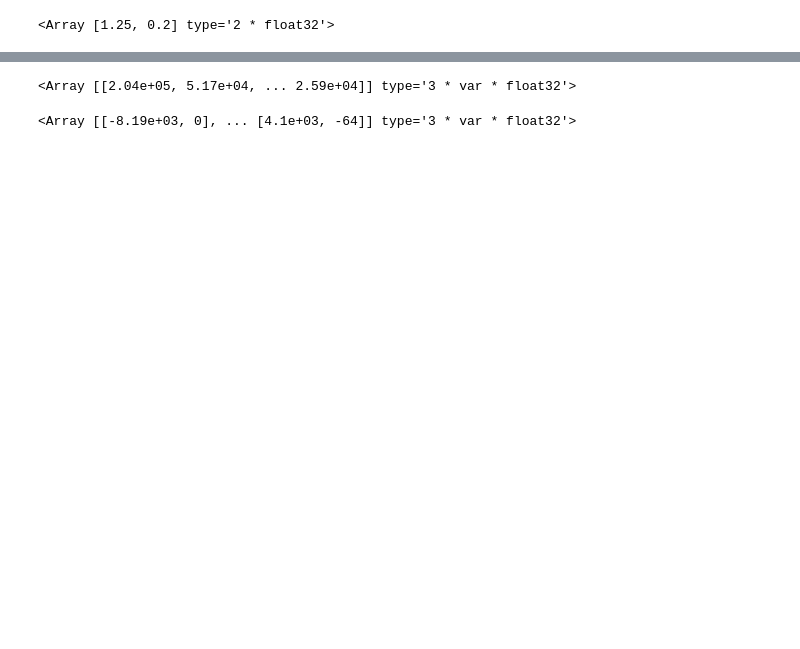
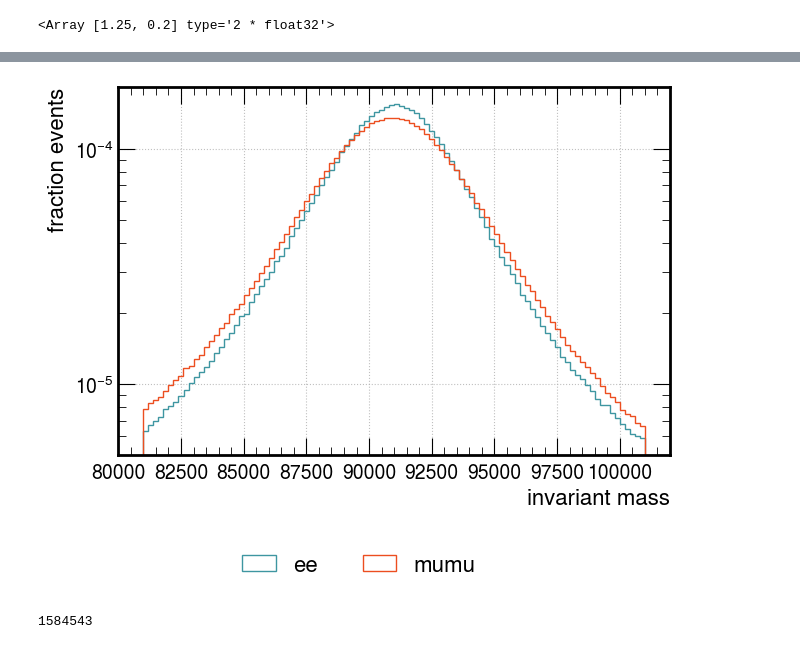
Before and after one commit to kingusiu/ntuple_root_to_h5_converter, a Jupyter notebook: notebooks/selection_playground.ipynb, the cells around one changed output, grey strips where cells are left out. Drawn from its saved outputs; the diff is of its cells as text; code cells hidden in the pictures; blank space fills up the shorter version.

Commit message:
fixing invariant mass computation

```diff
--- a/notebooks/selection_playground.ipynb
+++ b/notebooks/selection_playground.ipynb
@@ -104,8 +78,19 @@ el_pt3d
+# %%
+samples['mumu_m'] = np.sqrt(mu_e3d**2 - mu_pt3d)
+# %%
+mumu_m = samples['mumu_m']
 # %%
-el_e3d
+import matplotlib.pyplot as plt
+from matplotlib import colors
+import os
+import numpy as np
+import mplhep as hep
-# %% [output]
-<Array [[2.04e+05, 5.17e+04, ... 2.59e+04]] type='3 * var * float32'>
 # %%
-el_e3d**2 - el_pt3d**2
+palette = ['#3E96A1', '#EC4E20', '#FF9505', '#713E5A', '#D62828', '#5F0F40']
-# %% [output]
-<Array [[-8.19e+03, 0], ... [4.1e+03, -64]] type='3 * var * float32'>
+# %%
+def get_bg_idx(sample_names, bg_name):
+
+    if bg_name is not None:
+        return [i for (i,s) in enumerate(sample_names) if bg_name in s][0]
+    else:
+        return -1
@@ -111,0 +144,10 @@ el_e3d**2 - el_pt3d**2
+# %%
+data = [ee_m, mumu_m]
+sample_names = ['ee','mumu']
+plot_feature_for_n_samples(data,sample_names,xlabel='invariant mass',show_plt=True)
+# %% [output]
+[figure, added]
+# %%
+sum((ee_m > 80e3) & (ee_m < 100e3))
+# %% [output]
+1584543
```
Also changed, not shown: parts of 26 cells of this notebook, 2 other files.
